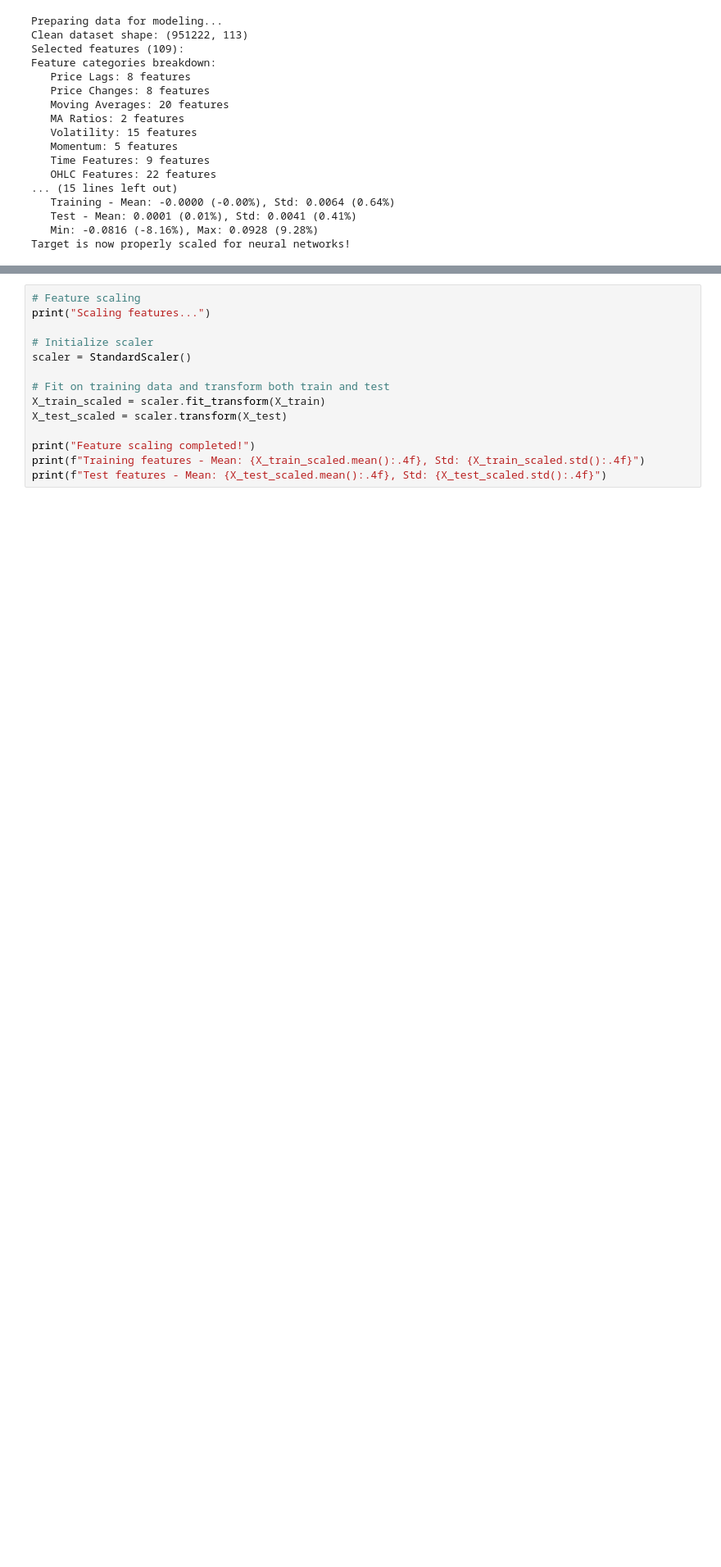
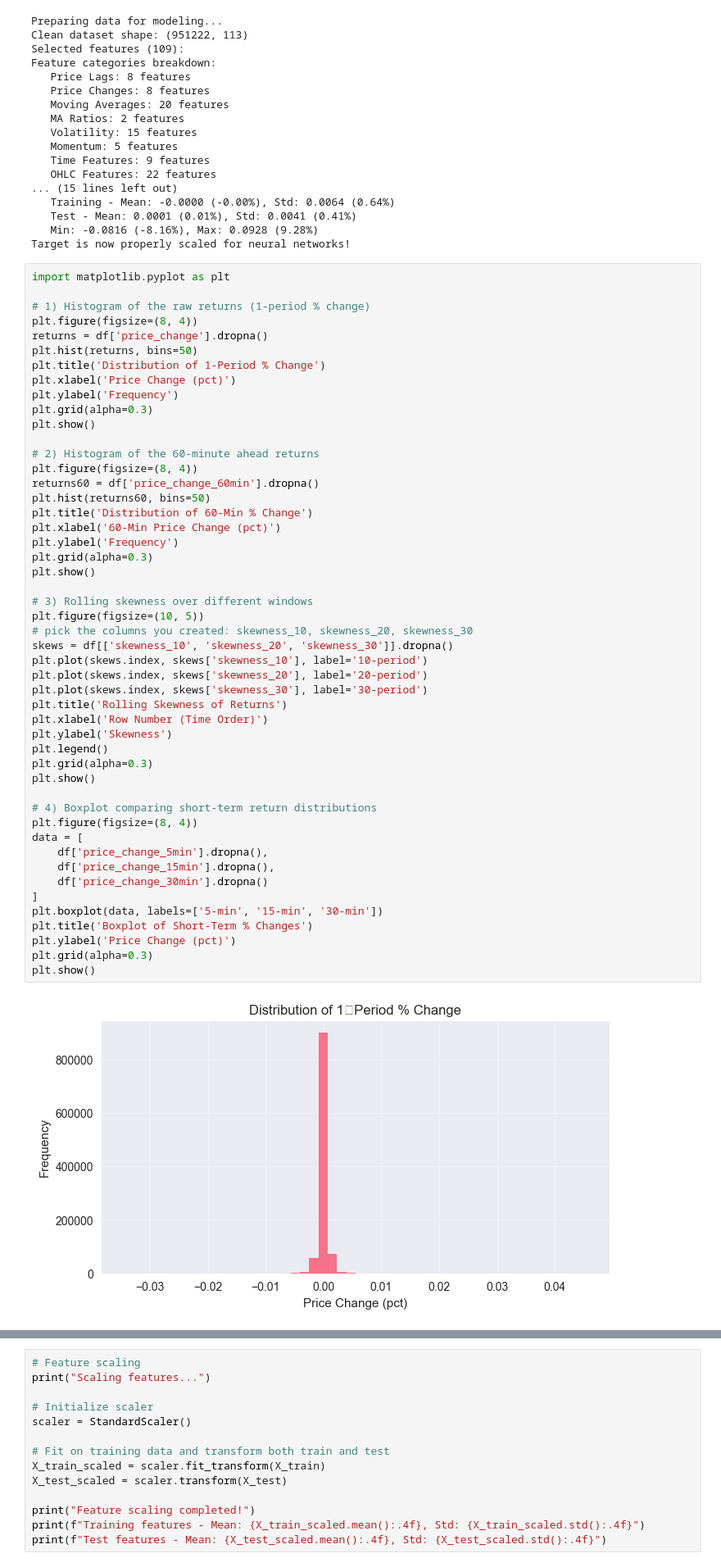
Before and after one commit to danheyf/dl-final, a Jupyter notebook: bitcoin_deep_learning_regression.ipynb, the cells around one changed output, grey strips where cells are left out. Shown at 82% size. Saved outputs shown, nothing was run; the diff lists cells and outputs as text; blank space fills up the shorter version.

```diff
--- a/bitcoin_deep_learning_regression.ipynb
+++ b/bitcoin_deep_learning_regression.ipynb
@@ -391,3 +391,54 @@ Feature categories breakdown:
    Test - Mean: 0.0001 (0.01%), Std: 0.0041 (0.41%)
    Min: -0.0816 (-8.16%), Max: 0.0928 (9.28%)
 Target is now properly scaled for neural networks!
+# %%
+import matplotlib.pyplot as plt
+
+# 1) Histogram of the raw returns (1‑period % change)
+plt.figure(figsize=(8, 4))
+returns = df['price_change'].dropna()
+plt.hist(returns, bins=50)
+plt.title('Distribution of 1‑Period % Change')
+plt.xlabel('Price Change (pct)')
+plt.ylabel('Frequency')
+plt.grid(alpha=0.3)
+plt.show()
+
+# 2) Histogram of the 60‑minute ahead returns
+plt.figure(figsize=(8, 4))
+returns60 = df['price_change_60min'].dropna()
+plt.hist(returns60, bins=50)
+plt.title('Distribution of 60‑Min % Change')
+plt.xlabel('60‑Min Price Change (pct)')
+plt.ylabel('Frequency')
+plt.grid(alpha=0.3)
+plt.show()
+
+# 3) Rolling skewness over different windows
+plt.figure(figsize=(10, 5))
+# pick the columns you created: skewness_10, skewness_20, skewness_30
+skews = df[['skewness_10', 'skewness_20', 'skewness_30']].dropna()
+plt.plot(skews.index, skews['skewness_10'], label='10‑period')
+plt.plot(skews.index, skews['skewness_20'], label='20‑period')
+plt.plot(skews.index, skews['skewness_30'], label='30‑period')
+plt.title('Rolling Skewness of Returns')
+plt.xlabel('Row Number (Time Order)')
+plt.ylabel('Skewness')
+plt.legend()
+plt.grid(alpha=0.3)
+plt.show()
+
+# 4) Boxplot comparing short‑term return distributions
+plt.figure(figsize=(8, 4))
+data = [
+    df['price_change_5min'].dropna(),
+    df['price_change_15min'].dropna(),
+    df['price_change_30min'].dropna()
+]
+plt.boxplot(data, labels=['5‑min', '15‑min', '30‑min'])
+plt.title('Boxplot of Short‑Term % Changes')
+plt.ylabel('Price Change (pct)')
+plt.grid(alpha=0.3)
+plt.show()
+# %% [output]
+[figure, added]
```
Also changed, not shown: parts of 2 cells of this notebook.
